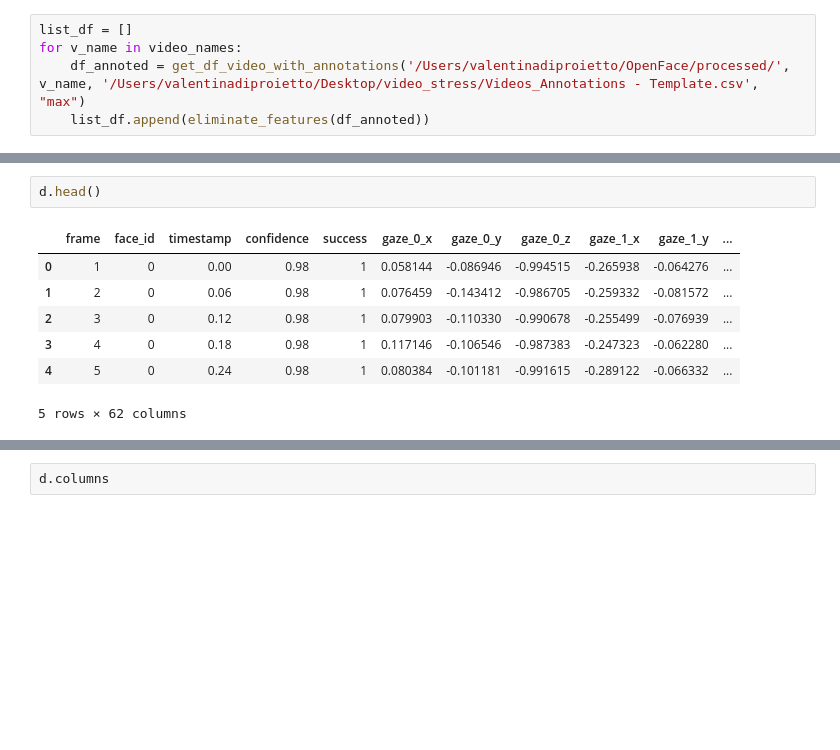
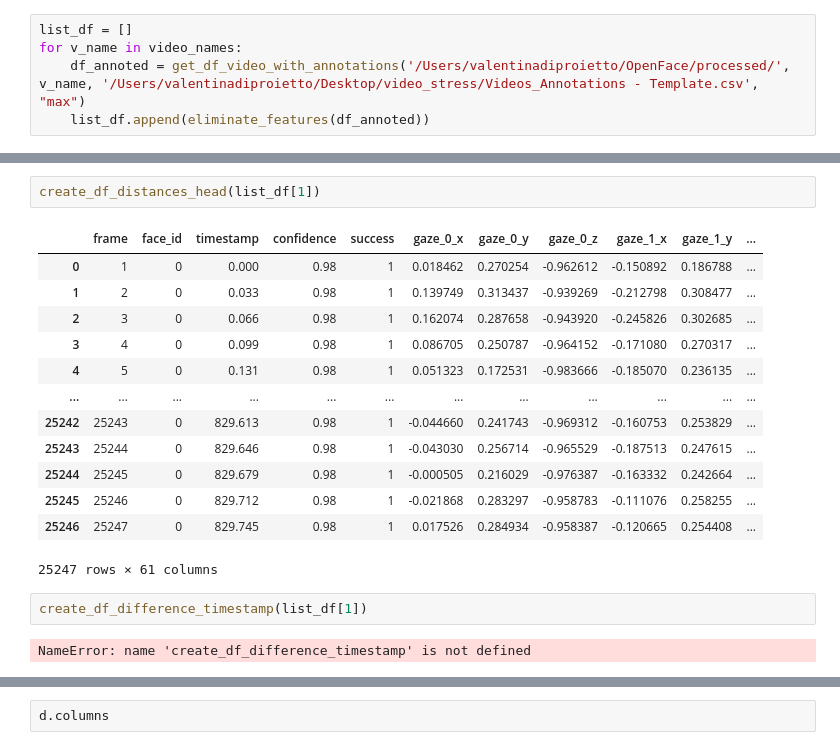
Before and after one commit to Projet-Fil-Rouge-AFPA/filrouge, a Jupyter notebook: Notebook_Valentina.ipynb, the cells around one changed output, grey strips where cells are left out. Cells and saved outputs as stored; diff of their text form; blank space fills up the shorter version.

```diff
--- a/Notebook_Valentina.ipynb
+++ b/Notebook_Valentina.ipynb
@@ -100,10 +100,20 @@ list_df[0]
-# %%
-d.head()
-# %% [output]
-|  | frame | face_id | timestamp | confidence | success | gaze_0_x | gaze_0_y | gaze_0_z | gaze_1_x | gaze_1_y | ... |
-| 0 | 1 | 0 | 0.00 | 0.98 | 1 | 0.058144 | -0.086946 | -0.994515 | -0.265938 | -0.064276 | ... |
-| 1 | 2 | 0 | 0.06 | 0.98 | 1 | 0.076459 | -0.143412 | -0.986705 | -0.259332 | -0.081572 | ... |
-| 2 | 3 | 0 | 0.12 | 0.98 | 1 | 0.079903 | -0.110330 | -0.990678 | -0.255499 | -0.076939 | ... |
-| 3 | 4 | 0 | 0.18 | 0.98 | 1 | 0.117146 | -0.106546 | -0.987383 | -0.247323 | -0.062280 | ... |
-| 4 | 5 | 0 | 0.24 | 0.98 | 1 | 0.080384 | -0.101181 | -0.991615 | -0.289122 | -0.066332 | ... |
-5 rows × 62 columns
+# %%
+create_df_distances_head(list_df[1])
+# %% [output]
+|  | frame | face_id | timestamp | confidence | success | gaze_0_x | gaze_0_y | gaze_0_z | gaze_1_x | gaze_1_y | ... |
+| 0 | 1 | 0 | 0.000 | 0.98 | 1 | 0.018462 | 0.270254 | -0.962612 | -0.150892 | 0.186788 | ... |
+| 1 | 2 | 0 | 0.033 | 0.98 | 1 | 0.139749 | 0.313437 | -0.939269 | -0.212798 | 0.308477 | ... |
+| 2 | 3 | 0 | 0.066 | 0.98 | 1 | 0.162074 | 0.287658 | -0.943920 | -0.245826 | 0.302685 | ... |
+| 3 | 4 | 0 | 0.099 | 0.98 | 1 | 0.086705 | 0.250787 | -0.964152 | -0.171080 | 0.270317 | ... |
+| 4 | 5 | 0 | 0.131 | 0.98 | 1 | 0.051323 | 0.172531 | -0.983666 | -0.185070 | 0.236135 | ... |
+| ... | ... | ... | ... | ... | ... | ... | ... | ... | ... | ... | ... |
+| 25242 | 25243 | 0 | 829.613 | 0.98 | 1 | -0.044660 | 0.241743 | -0.969312 | -0.160753 | 0.253829 | ... |
+| 25243 | 25244 | 0 | 829.646 | 0.98 | 1 | -0.043030 | 0.256714 | -0.965529 | -0.187513 | 0.247615 | ... |
+| 25244 | 25245 | 0 | 829.679 | 0.98 | 1 | -0.000505 | 0.216029 | -0.976387 | -0.163332 | 0.242664 | ... |
+| 25245 | 25246 | 0 | 829.712 | 0.98 | 1 | -0.021868 | 0.283297 | -0.958783 | -0.111076 | 0.258255 | ... |
+| 25246 | 25247 | 0 | 829.745 | 0.98 | 1 | 0.017526 | 0.284934 | -0.958387 | -0.120665 | 0.254408 | ... |
+25247 rows × 61 columns
+# %%
+create_df_difference_timestamp(list_df[1])
+# %% [output]
+NameError: name 'create_df_difference_timestamp' is not defined
```
Also changed, not shown: parts of 8 cells of this notebook.
